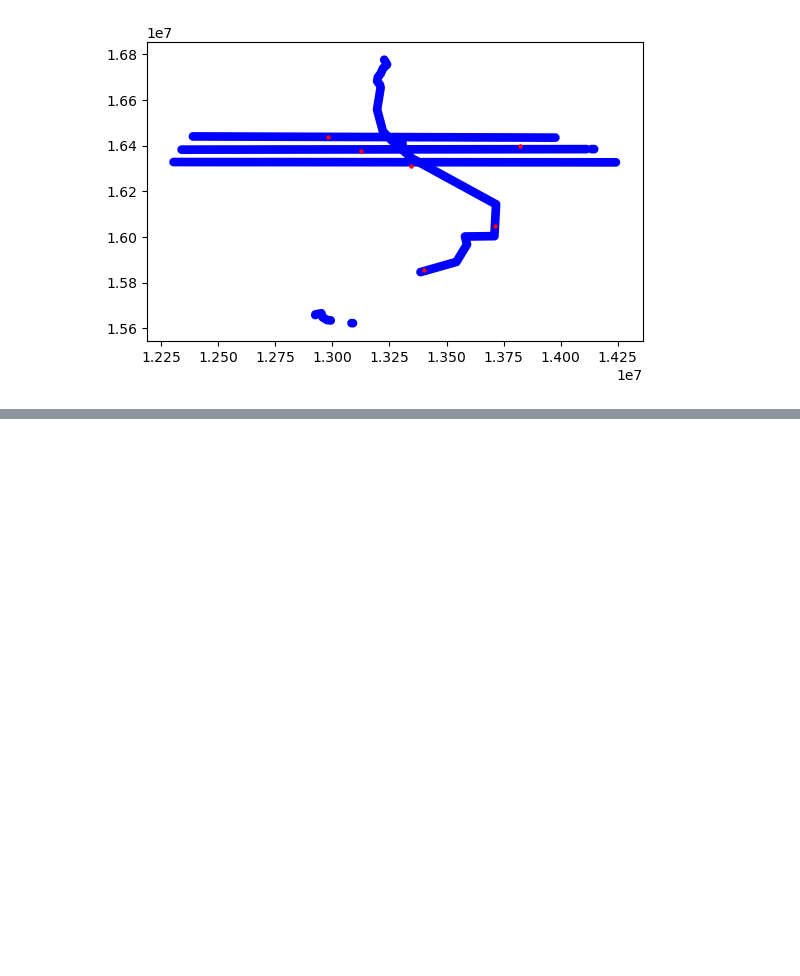
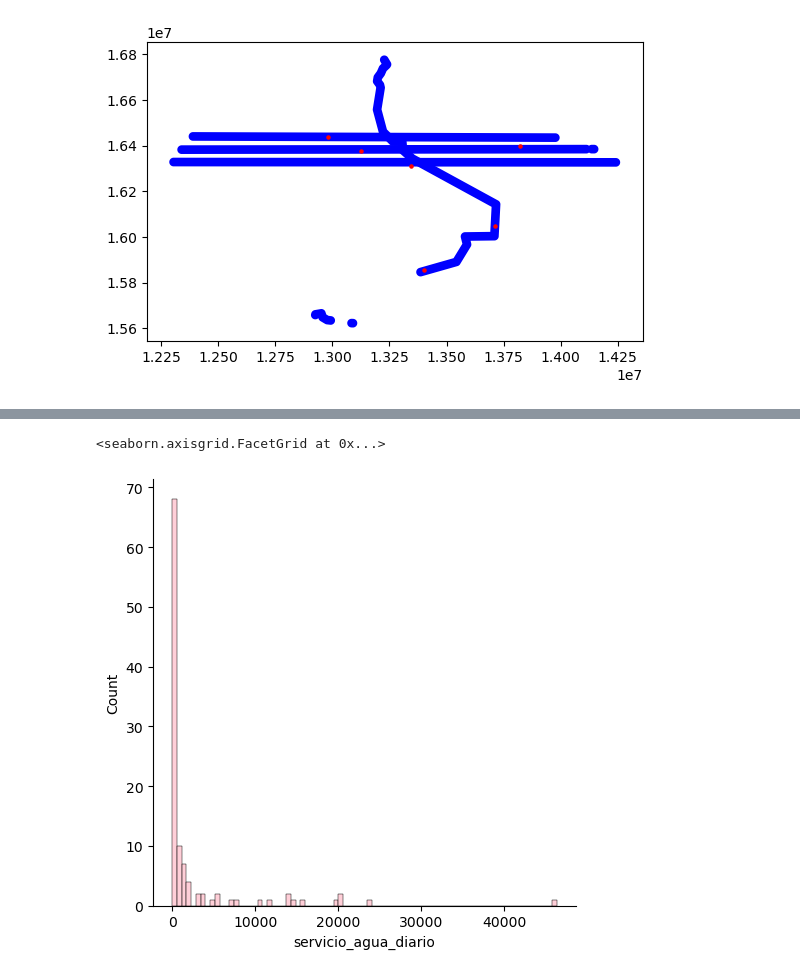
Before and after one commit to ZurinaGarcia/FINAL, a Jupyter notebook: nuevo.ipynb, the cells around one changed output, grey strips where cells are left out. Cells and saved outputs as stored; diff of their text form; code cells hidden in the pictures; blank space fills up the shorter version.

```diff
--- a/nuevo.ipynb
+++ b/nuevo.ipynb
@@ -600,0 +614,7 @@ arequipa
+# %%
+import seaborn as sea
+#histograma de las viviendas que tienen servicio de agua toda la semana
+sea.displot(arequipa.servicio_agua_diario, color='pink')
+# %% [output]
+<seaborn.axisgrid.FacetGrid at 0x...>
+[figure, added]
```
Also changed, not shown: parts of 56 cells of this notebook.
